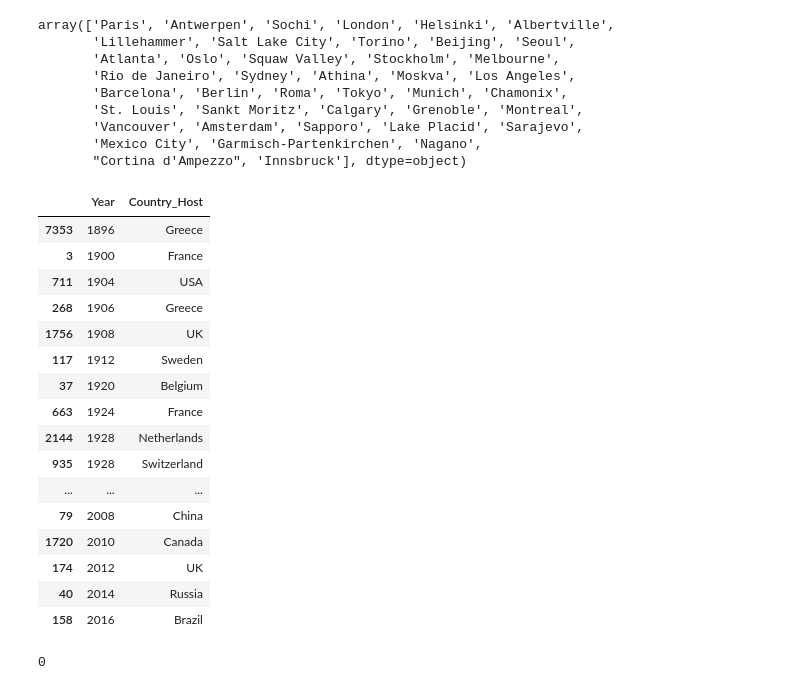
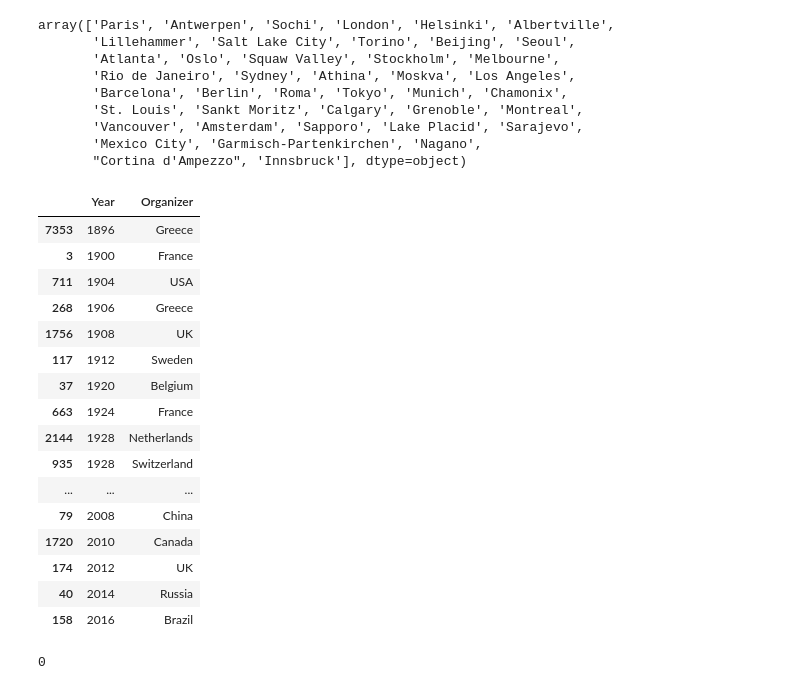
Before and after one commit to tekebim/python-render-session, a Jupyter notebook: Analyse_Olympics_Game.ipynb, the cells around one changed output. Saved outputs shown, nothing was run; the diff lists cells and outputs as text; code cells hidden in the pictures.

```diff
--- a/Analyse_Olympics_Game.ipynb
+++ b/Analyse_Olympics_Game.ipynb
@@ -683,7 +658,7 @@ array(['Paris', 'Antwerpen', 'Sochi', 'London', 'Helsinki', 'Albertville',
        "Cortina d'Ampezzo", 'Innsbruck'], dtype=object)
 # %%
 # home advantage
-# athletesMedals[['Year', 'Country_Host', 'Team']]
+# athletesMedals[['Year', 'Organizer', 'Team']]
 athletesMedalsWithHost = athletesMedals.copy();
 
 # Correct city names in the dataset
@@ -712,36 +687,36 @@ countriesHost = {
     'Moscow': 'Russia',
     'Los Angeles':'USA',
     'Barcelona':'Spain',
     'Berlin':'Germany',
     'Barcelona':'Spain',
     'Roma':'Italy',
     'Tokyo':'Japan',
     'Munich':'Germany',
     'Chamonix':'France',
     'St. Louis':'USA',
     'Sankt Moritz':'Switzerland',
     'Calgary':'Canada',
     'Grenoble':'France',
     'Montreal':'Canada',
     'Vancouver':'Canada',
     'Amsterdam':'Netherlands',
     'Sapporo':'Japan',
     'Lake Placid':'USA',
     'Sarajevo':'',
     'Mexico City':'Mexico',
     'Garmisch-Partenkirchen':'Germany',
     'Nagano':'Japan',
     "Cortina d'Ampezzo":'Italy',
     'Innsbruck':'Austria'
 }
 
 # Map cities to countries
-athletesMedalsWithHost['Country_Host'] = athletesMedalsWithHost['City'].map(countriesHost)
+athletesMedalsWithHost['Organizer'] = athletesMedalsWithHost['City'].map(countriesHost)
 
 localEdition = athletesMedalsWithHost.copy()
-localEdition.loc[:, ['Year', 'Country_Host']].drop_duplicates().sort_values('Year')
+localEdition.loc[:, ['Year', 'Organizer']].drop_duplicates().sort_values('Year')
 # %% [output]
-|  | Year | Country_Host |
+|  | Year | Organizer |
 | 7353 | 1896 | Greece |
 | 3 | 1900 | France |
 | 711 | 1904 | USA |
```
Also changed, not shown: parts of 15 cells of this notebook.
